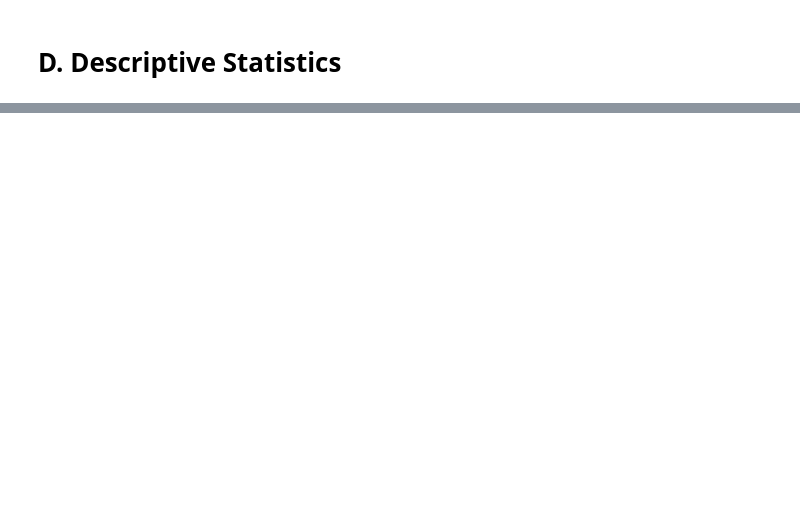
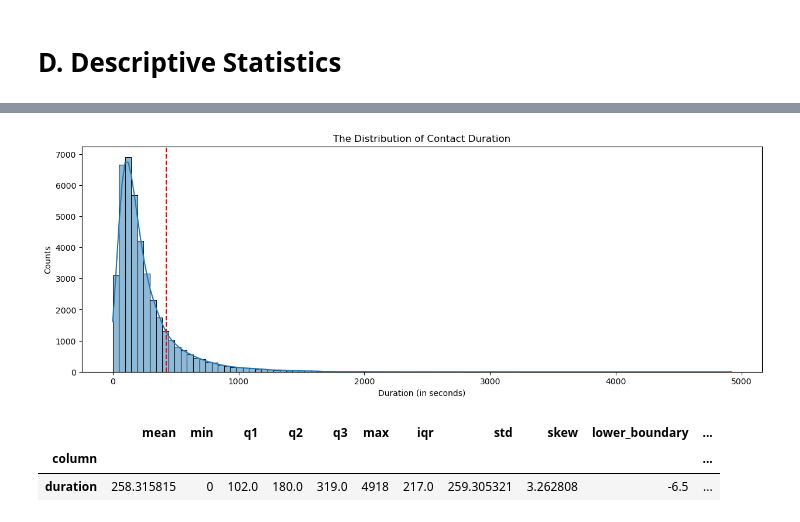
Before and after one commit to nickuperdana/bank-marketing-analysis, a Jupyter notebook: data_analysis.ipynb, the cells around one changed output, grey strips where cells are left out. Saved outputs shown, nothing was run; the diff lists cells and outputs as text; code cells hidden in the pictures; blank space fills up the shorter version.

```diff
--- a/data_analysis.ipynb
+++ b/data_analysis.ipynb
@@ -727,0 +386,10 @@ print(yColReplace_Dict)
+# %%
+hist_plotting(dataset=drop_df,
+              x_column='duration',
+              plt_title="The Distribution of Contact Duration",
+              plt_xlabel='Duration (in seconds)')
+# %% [output]
+[figure, added]
+|  | mean | min | q1 | q2 | q3 | max | iqr | std | skew | lower_boundary | ... |
+| column |  |  |  |  |  |  |  |  |  |  | ... |
+| duration | 258.315815 | 0 | 102.0 | 180.0 | 319.0 | 4918 | 217.0 | 259.305321 | 3.262808 | -6.5 | ... |
```
Also changed, not shown: parts of 83 cells of this notebook.
